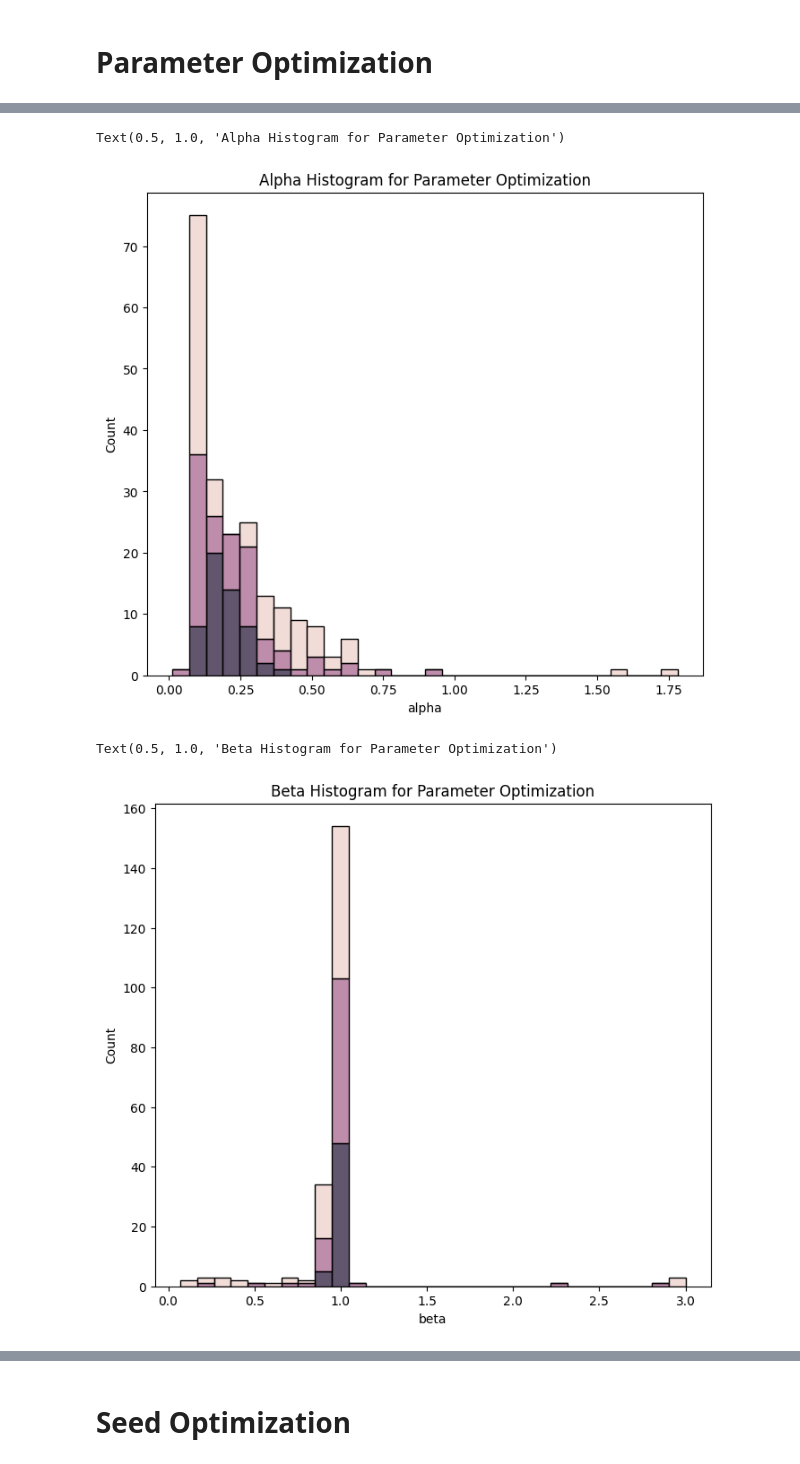
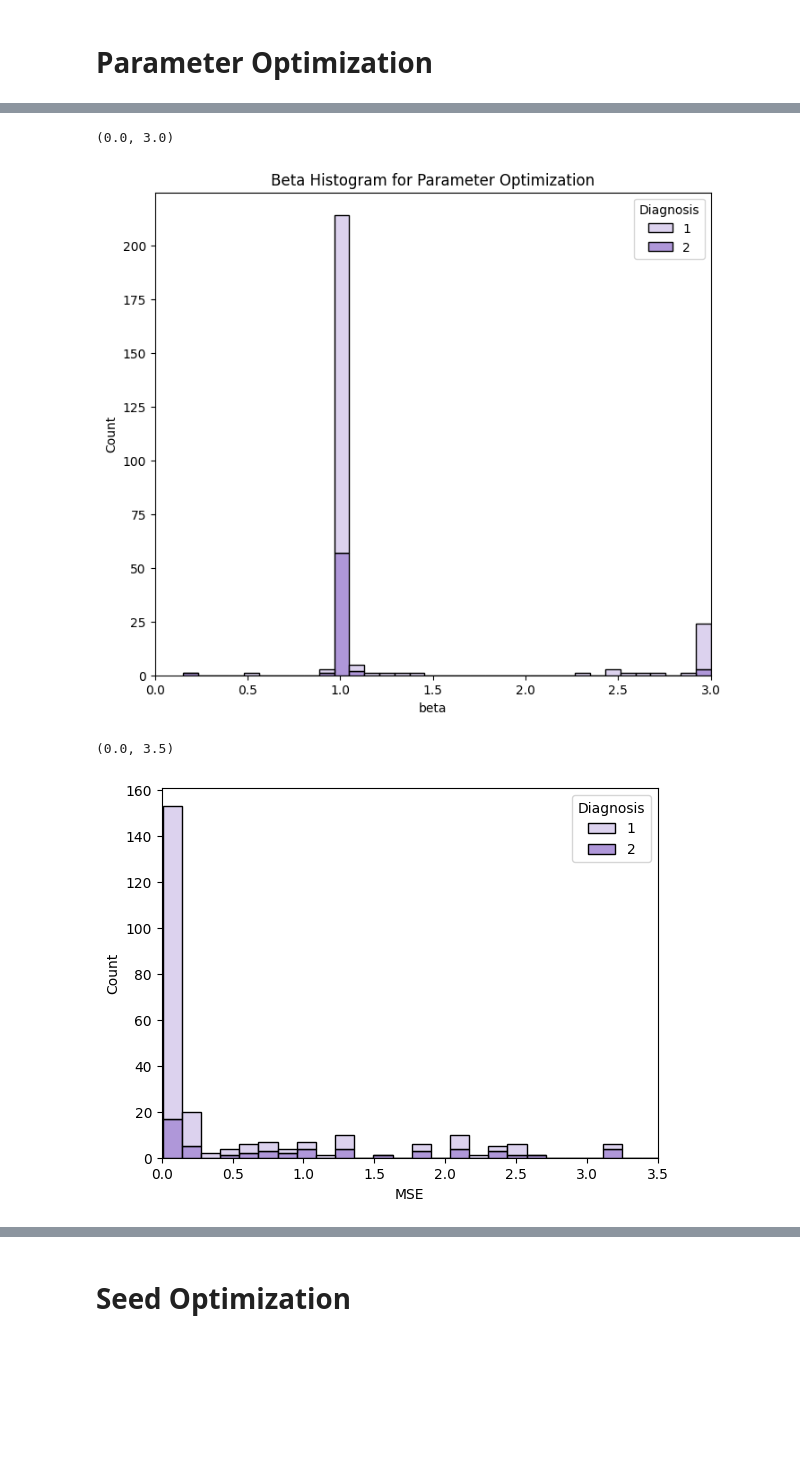
Before and after one commit to LaasyaMunjeti/EBM-Nexis, a Jupyter notebook: Model comparison.ipynb, the cells around one changed output, grey strips where cells are left out. Cells and saved outputs as stored; diff of their text form; code cells hidden in the pictures; blank space fills up the shorter version.

```diff
--- a/Model comparison.ipynb
+++ b/Model comparison.ipynb
@@ -11,10 +13,12 @@ import seaborn as sns
 # %%
 # Load model outputs
-parameters_all = pandas.read_csv('Optimized param - final.csv')
-seeding_all = pandas.read_csv('Optimized seed - final.csv')
+parameters_all = pandas.read_csv('seed vs. param op/Optimized param - version 9.csv')
+# Current best version: 'Optimized param - with tmax2.csv'
+
+seeding_all = pandas.read_csv('seed vs. param op/Optimized seed - version 9.csv')
 
 # Load empirical data
-ebm_data = pandas.read_csv('Cross-sectional stage and regional tau.csv')
+ebm_data = pandas.read_csv('EBM stage + tau/Cross-sectional stage and regional tau - version 9.csv')
 # %% [markdown]
 ## Post Processing
 # %%
@@ -93,0 +140,9 @@ print(means_param)
+# %%
+# Alpha histogram
+custom_purple_palette = ['#d1c4e9', '#9575cd', '#512da8']
+plt.figure(figsize=(8, 7))
+ax = sns.histplot(data=parameters_nonzero, bins = 30, x='alpha', color = 'red', hue='Diagnosis', palette=custom_purple_palette, multiple='stack')
+plt.title('Alpha Histogram for Parameter Optimization')
+#plt.legend(title='Diagnosis')
+plt.xlim(-0.1, 1.8)
+#plt.ylim(0, 450)
@@ -94,21 +152,22 @@ print(means_param)
 # %%
-# Alpha histogram
+# Beta histogram
 plt.figure(figsize=(8, 7))
-ax = sns.histplot(data=parameters_nonzero, bins = 30, x='alpha', color = 'red', hue='Diagnosis', multiple='stack',legend=False)
-plt.title('Alpha Histogram for Parameter Optimization')
-#plt.xlim(0, 3)
+ax = sns.histplot(data=parameters_nonzero, bins = 35, x='beta', color = 'red',hue='Diagnosis', palette=custom_purple_palette, multiple='stack')
+plt.title('Beta Histogram for Parameter Optimization')
+plt.xlim(0, 3)
 #plt.ylim(0, 450)
 # %% [output]
-Text(0.5, 1.0, 'Alpha Histogram for Parameter Optimization')
+(0.0, 3.0)
-[figure, old version]
+[figure, new version]
 # %%
-# Beta histogram
-plt.figure(figsize=(8, 7))
-ax = sns.histplot(data=parameters_nonzero, bins = 30, x='beta', color = 'red', hue='Diagnosis', multiple='stack',legend=False)
-plt.title('Beta Histogram for Parameter Optimization')
-#plt.xlim(0, 3)
-#plt.ylim(0, 450)
+# Create histogram of MSE
+ax = sns.histplot(data=parameters_nonzero, bins = 30, x='MSE', color = 'red', hue='Diagnosis', palette=custom_purple_palette, multiple='stack',legend=True)
+plt.xlabel('MSE')
+plt.ylabel('Count')
+#plt.title('MSE Histogram for Parameter Optimization')
+plt.xlim(0, 3.5)
+#plt.ylim(0, 500)
 # %% [output]
-Text(0.5, 1.0, 'Beta Histogram for Parameter Optimization')
+(0.0, 3.5)
-[figure, old version]
+[figure, new version]
 # %%
```
Also changed, not shown: parts of 21 cells of this notebook.
